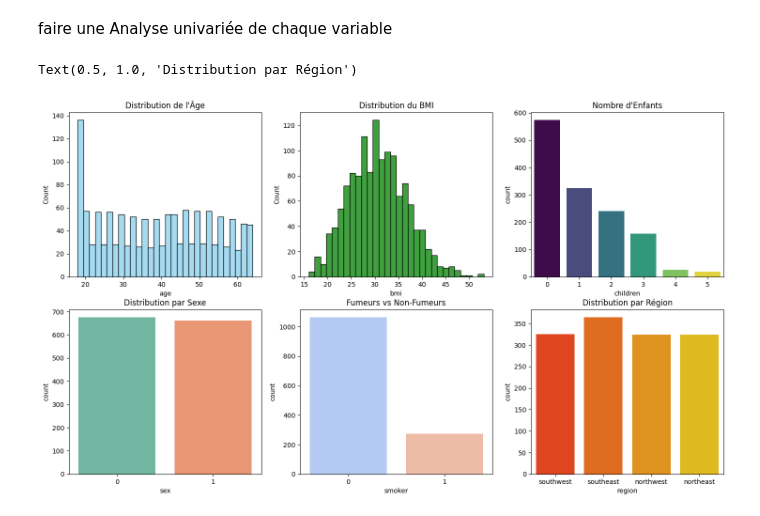
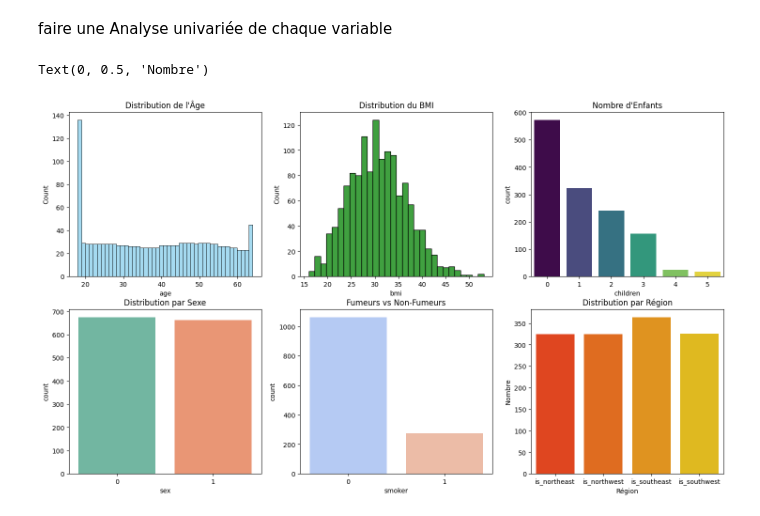
Before and after one commit to AntoineMLD/AssurePeopleUsa, a Jupyter notebook: nettoyage.ipynb, the cells around one changed output. Drawn from its saved outputs; the diff is of its cells as text; code cells hidden in the pictures.

```diff
--- a/nettoyage.ipynb
+++ b/nettoyage.ipynb
@@ -4,15 +4,23 @@ import numpy as np
 import seaborn as sns
 from scipy import stats
 
-# Charger le fichier de données
 file_path = 'data.csv'
+
 data = pd.read_csv(file_path)
 
-# Remplacer les strings par des nombres
 data["sex"].replace(['male', 'female'], [0, 1], inplace=True)
 data["smoker"].replace(['no', 'yes'], [0, 1],  inplace=True)
+# data_model = data.drop("region", axis=1)
+# print(data_model)
+
+region_dummies = pd.get_dummies(data['region'], prefix='is', prefix_sep='_')
 
 
-# Afficher les premières lignes du fichier pour un aperçu
-data.head()
+# Concaténer les colonnes binaires avec le DataFrame original
+data = pd.concat([data, region_dummies], axis=1)
+data = data.drop(['region'], axis=1)
+
+
+# Afficher le DataFrame avec les nouvelles colonnes binaires
+print(data.head())
 # %% [output]
@@ -85,30 +87,35 @@ Name: bmi, dtype: float64
 # %%
 # Analyse univariée de chaque variable
 fig, axes = plt.subplots(nrows=2, ncols=3, figsize=(18, 10))
 
 # Distribution de l'âge
-sns.histplot(data['age'], bins=30, ax=axes[0, 0], color='skyblue')
+sns.histplot(data['age'], bins=45, ax=axes[0, 0], color='skyblue')
 axes[0, 0].set_title('Distribution de l\'Âge')
 
 # Distribution du BMI
 sns.histplot(data['bmi'], bins=30, ax=axes[0, 1], color='green')
 axes[0, 1].set_title('Distribution du BMI')
 
 # Distribution du Nombre d'Enfants
 sns.countplot(x='children', data=data, hue='children', ax=axes[0, 2], palette='viridis', legend=False)
 axes[0, 2].set_title('Nombre d\'Enfants')
 
 # Distribution par Sexe
 sns.countplot(x='sex', data=data, hue='sex', ax=axes[1, 0], palette='Set2', legend=False)
 axes[1, 0].set_title('Distribution par Sexe')
 
 # Distribution Fumeurs / Non-Fumeurs
 sns.countplot(x='smoker', data=data, hue='smoker', ax=axes[1, 1], palette='coolwarm', legend=False)
 axes[1, 1].set_title('Fumeurs vs Non-Fumeurs')
 
 # Distribution par Région
-sns.countplot(x='region', data=data, hue='region', ax=axes[1, 2], palette='autumn', legend=False)
+region_cols = ['is_northeast', 'is_northwest', 'is_southeast', 'is_southwest']
+region_counts = data[region_cols].sum()
+
+sns.barplot(x=region_counts.index, y=region_counts.values, hue=region_counts.index, ax=axes[1, 2], palette='autumn', legend=False)
 axes[1, 2].set_title('Distribution par Région')
+axes[1, 2].set_xlabel('Région')
+axes[1, 2].set_ylabel('Nombre')
 # %% [output]
-Text(0.5, 1.0, 'Distribution par Région')
+Text(0, 0.5, 'Nombre')
-[figure, old version]
+[figure, new version]
```
Also changed, not shown: parts of 7 cells of this notebook, 1 other file.
